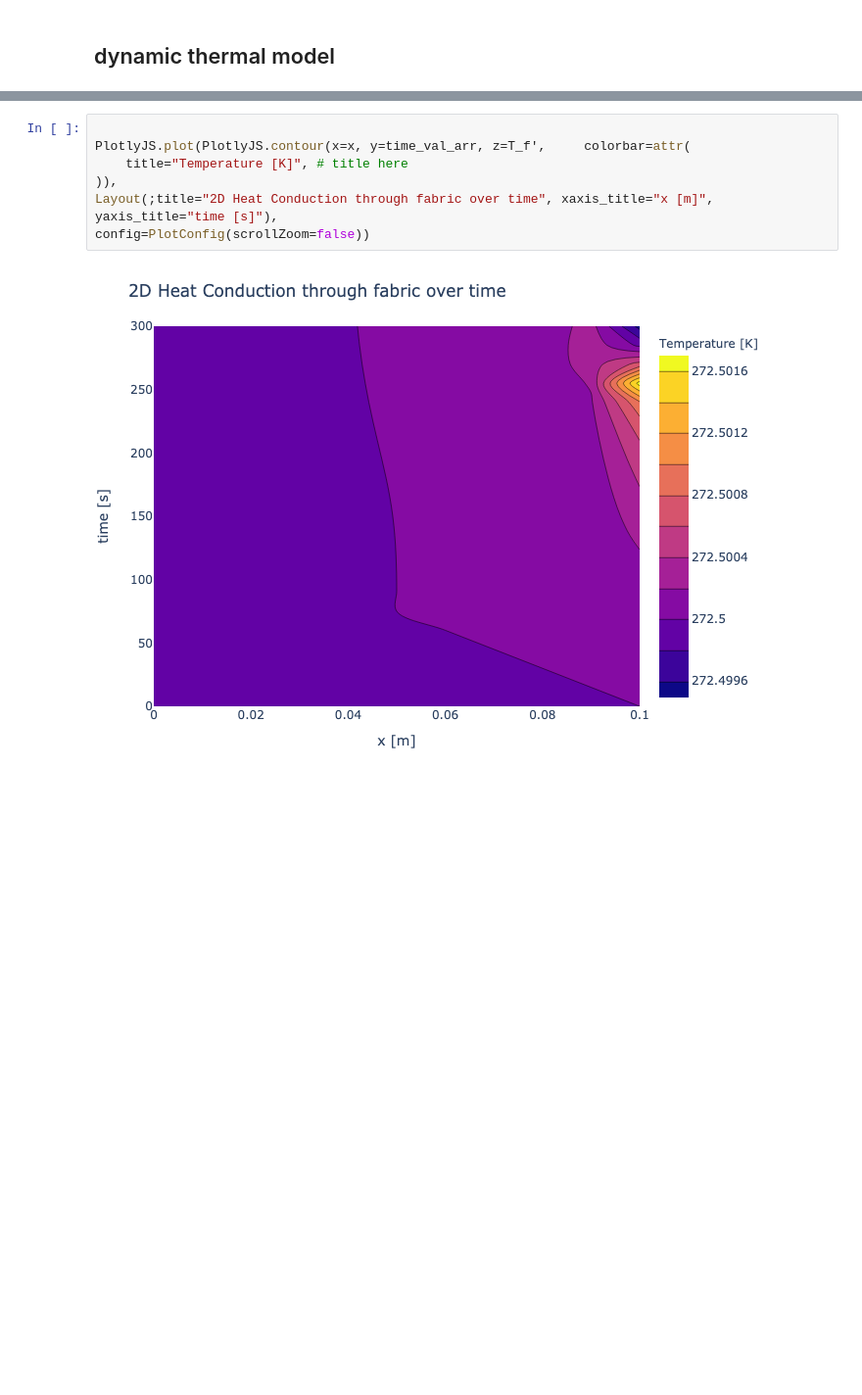
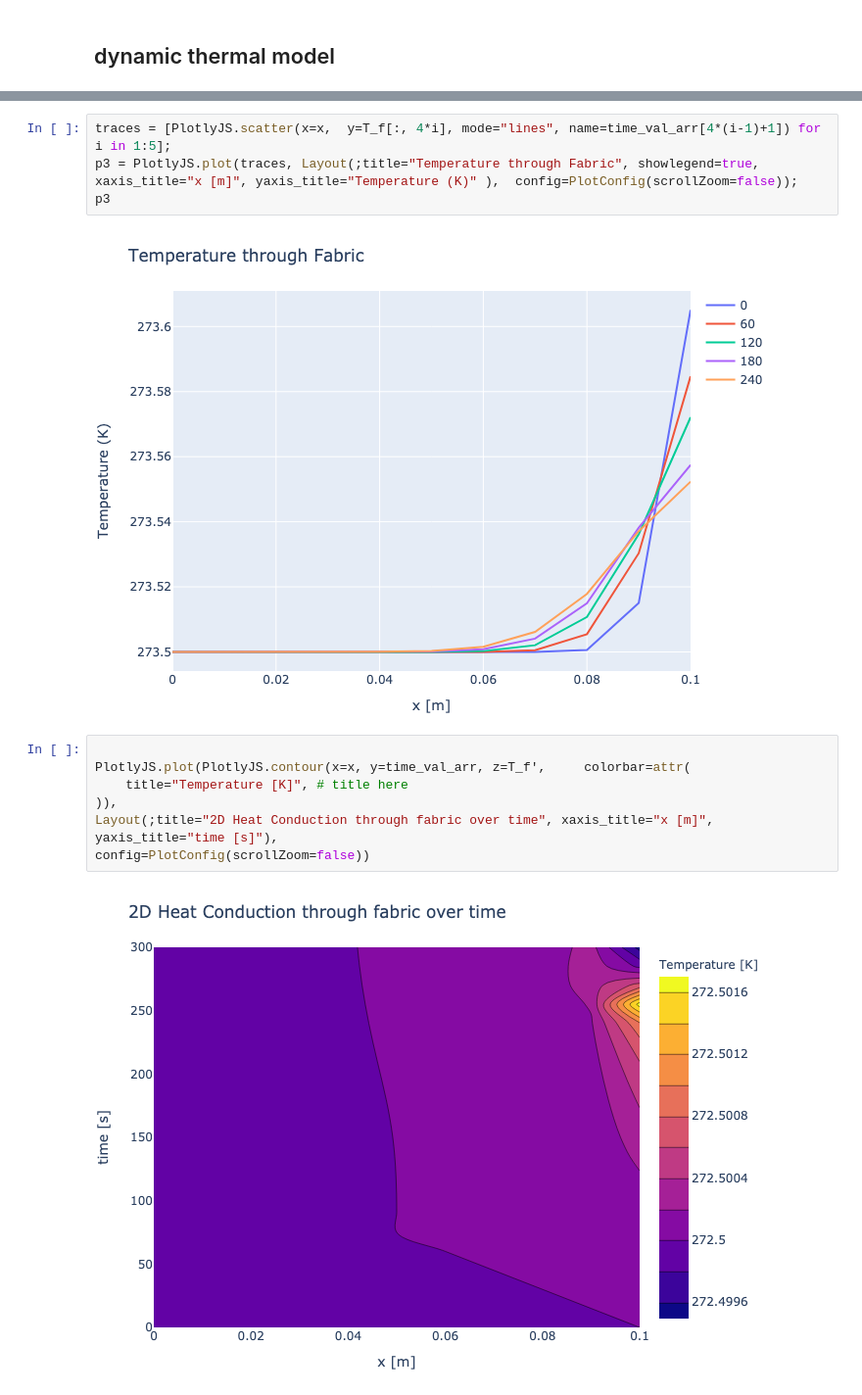
Before and after one commit to juliet29/bthermal_model, a Jupyter notebook: notebooks/appliedBtm_111622.ipynb, the cells around one changed output, grey strips where cells are left out. Shown: that part at 98% size. Saved outputs shown, nothing was run; the diff lists cells and outputs as text; blank space fills up the shorter version.

```diff
--- a/notebooks/appliedBtm_111622.ipynb
+++ b/notebooks/appliedBtm_111622.ipynb
@@ -229,3 +199,9 @@ PlotlyJS.plot([trace2, trace1], Layout(;title="Heat Flux at Surfaces due to Conv
+# %%
+traces = [PlotlyJS.scatter(x=x,  y=T_f[:, 4*i], mode="lines", name=time_val_arr[4*(i-1)+1]) for i in 1:5];
+p3 = PlotlyJS.plot(traces, Layout(;title="Temperature through Fabric", showlegend=true, xaxis_title="x [m]", yaxis_title="Temperature (K)" ),  config=PlotConfig(scrollZoom=false));
+p3
+# %% [output]
+[figure, added]
 # %%
 
 PlotlyJS.plot(PlotlyJS.contour(x=x, y=time_val_arr, z=T_f',     colorbar=attr(
```
Also changed, not shown: parts of 9 cells of this notebook, 1 other file.
